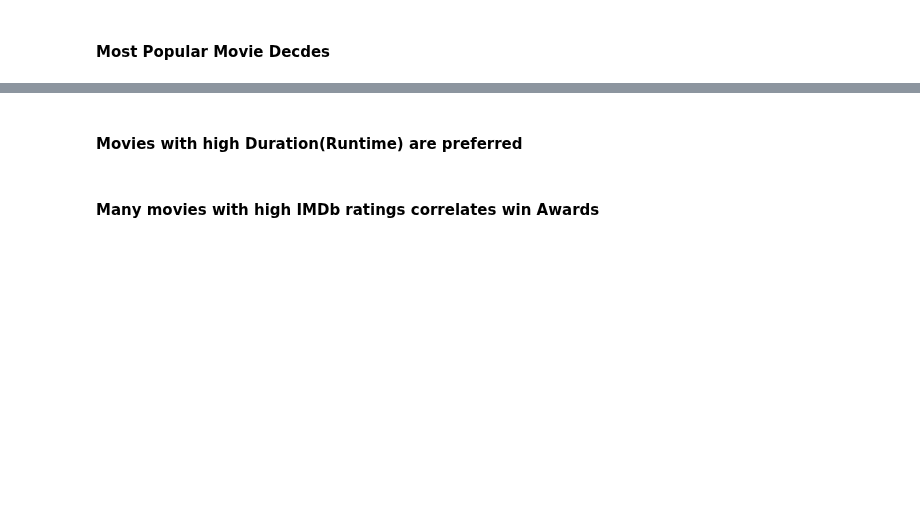
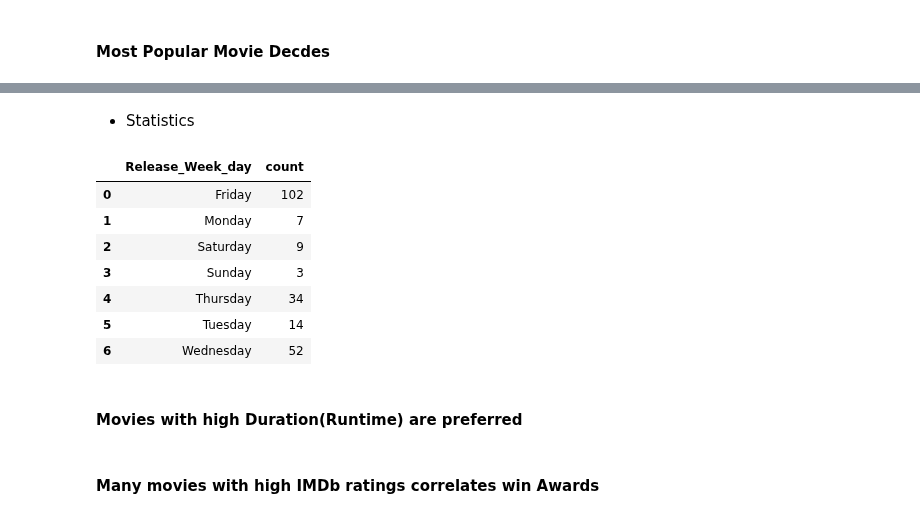
Before and after one commit to Cemputus/Data-Mining-and-Wrangling---movie-scraping, a Jupyter notebook: Analysis/Edube_webscrap.ipynb, the cells around one changed output, grey strips where cells are left out. Drawn from its saved outputs; the diff is of its cells as text; code cells hidden in the pictures; blank space fills up the shorter version.

```diff
--- a/Analysis/Edube_webscrap.ipynb
+++ b/Analysis/Edube_webscrap.ipynb
@@ -344,3 +416,17 @@ dtype: float64
+# %% [markdown]
+- Statistics
+# %%
+cleaned_reformed.groupby(['Release_Week_day'],as_index=False)['Release_Week_day'].agg({'count'})
+# We see that most movies are released on Friday,Wednesday and Thurseday
+# %% [output]
+|  | Release_Week_day | count |
+| 0 | Friday | 102 |
+| 1 | Monday | 7 |
+| 2 | Saturday | 9 |
+| 3 | Sunday | 3 |
+| 4 | Thursday | 34 |
+| 5 | Tuesday | 14 |
+| 6 | Wednesday | 52 |
 # %% [markdown]
 #### Movies with high Duration(Runtime) are preferred
 # %% [markdown]
```
Also changed, not shown: parts of 8 cells of this notebook.
